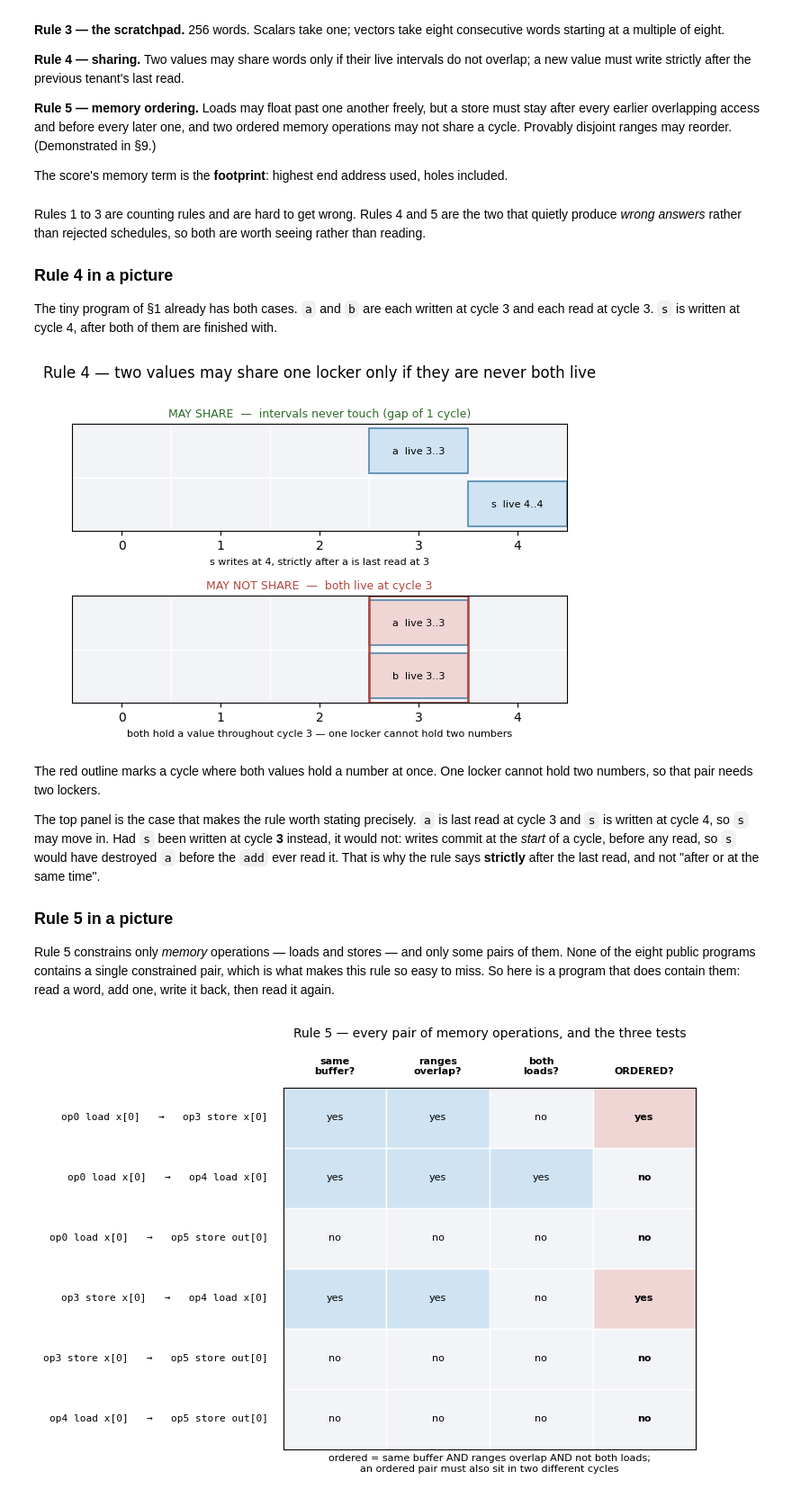
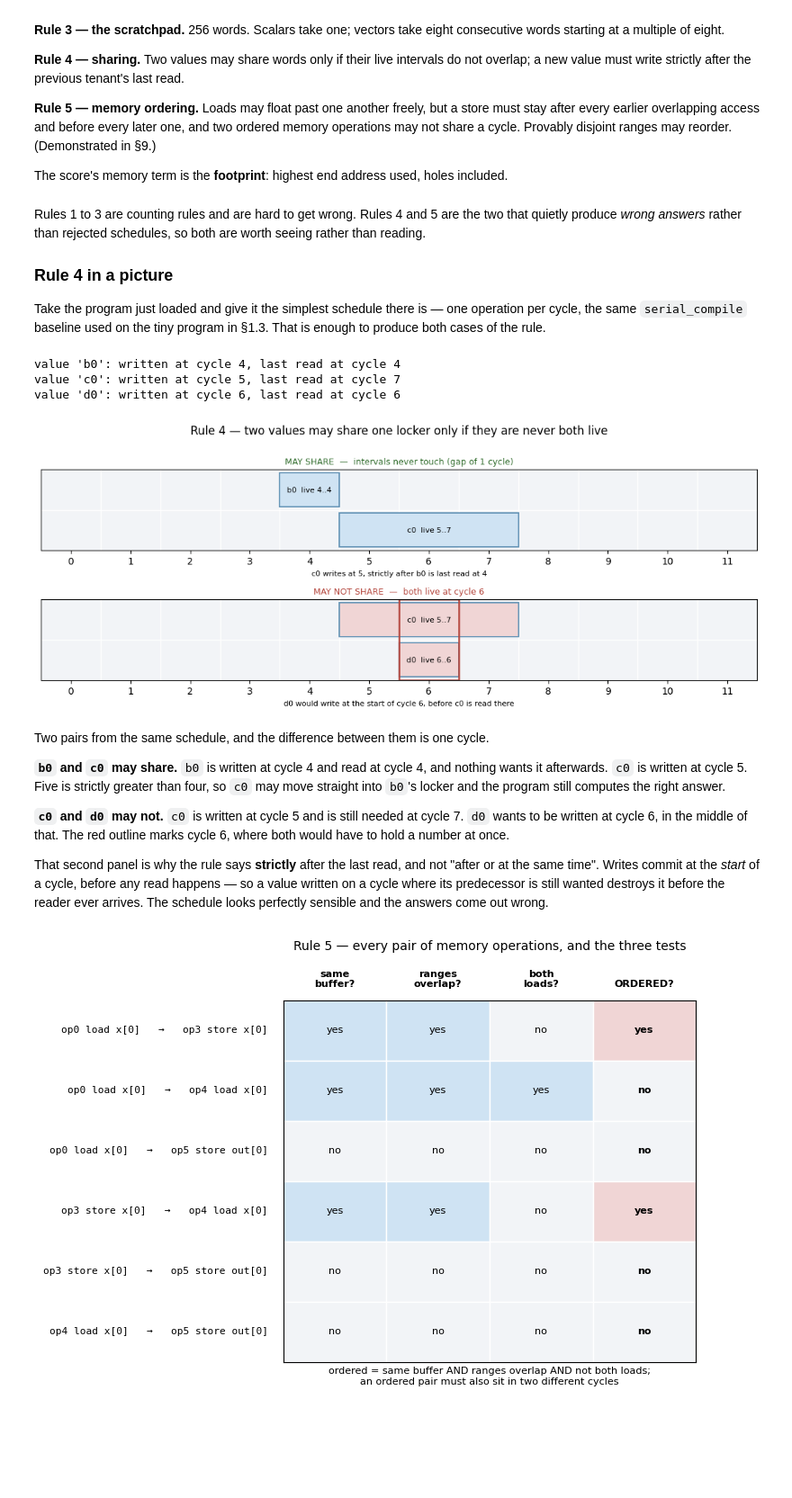
Before and after one commit to albertoHdzE/CausalBool, a Jupyter notebook: luminal-challenge/notebooks/00-concepts.ipynb, the cells around one changed output. Shown at 90% size. Drawn from its saved outputs; the diff is of its cells as text; code cells hidden in the pictures; blank space fills up the shorter version.

```diff
--- a/luminal-challenge/notebooks/00-concepts.ipynb
+++ b/luminal-challenge/notebooks/00-concepts.ipynb
@@ -527,35 +526,45 @@ both are worth seeing rather than reading.
 
 ### Rule 4 in a picture
 
-The tiny program of §1 already has both cases. `a` and `b` are each written at
-cycle 3 and each read at cycle 3. `s` is written at cycle 4, after both of them
-are finished with.
+Take the program just loaded and give it the simplest schedule there is — one
+operation per cycle, the same `serial_compile` baseline used on the tiny program
+in §1.3. That is enough to produce both cases of the rule.
 # %%
+serial = machine.serial_compile(program)
+serial_life = direct_contract.lifetimes(facts, issue_times(serial))
+
+for name in ("b0", "c0", "d0"):
+    start, end = serial_life[name]
+    print(f"value {name!r}: written at cycle {start}, last read at cycle {end}")
+
 show_sharing_rule(
-    packed_life,
-    pairs=[("a", "s"), ("a", "b")],
-    span=len(packed_bundles),
+    serial_life,
+    pairs=[("b0", "c0"), ("c0", "d0")],
+    span=len(serial["bundles"]),
     title="Rule 4 — two values may share one locker only if they are never both live",
 )
 # %% [output]
+value 'b0': written at cycle 4, last read at cycle 4
+value 'c0': written at cycle 5, last read at cycle 7
+value 'd0': written at cycle 6, last read at cycle 6
-[figure, old version]
+[figure, new version]
 # %% [markdown]
-The red outline marks a cycle where both values hold a number at once. One
-locker cannot hold two numbers, so that pair needs two lockers.
+Two pairs from the same schedule, and the difference between them is one cycle.
 
-The top panel is the case that makes the rule worth stating precisely. `a` is
-last read at cycle 3 and `s` is written at cycle 4, so `s` may move in. Had `s`
-been written at cycle **3** instead, it would not: writes commit at the *start*
-of a cycle, before any read, so `s` would have destroyed `a` before the `add`
-ever read it. That is why the rule says **strictly** after the last read, and
-not "after or at the same time".
+**`b0` and `c0` may share.** `b0` is written at cycle 4 and read at cycle 4, and
+nothing wants it afterwards. `c0` is written at cycle 5. Five is strictly greater
+than four, so `c0` may move straight into `b0`'s locker and the program still
+computes the right answer.
 
-### Rule 5 in a picture
+**`c0` and `d0` may not.** `c0` is written at cycle 5 and is still needed at
+cycle 7. `d0` wants to be written at cycle 6, in the middle of that. The red
+outline marks cycle 6, where both would have to hold a number at once.
 
-Rule 5 constrains only *memory* operations — loads and stores — and only some
-pairs of them. None of the eight public programs contains a single constrained
-pair, which is what makes this rule so easy to miss. So here is a program that
-does contain them: read a word, add one, write it back, then read it again.
+That second panel is why the rule says **strictly** after the last read, and not
+"after or at the same time". Writes commit at the *start* of a cycle, before any
+read happens — so a value written on a cycle where its predecessor is still
+wanted destroys it before the reader ever arrives. The schedule looks perfectly
+sensible and the answers come out wrong.
 # %%
 ordering_demo = {
     "name": "ordering_demo",
```
Also changed, not shown: parts of 2 cells of this notebook.
